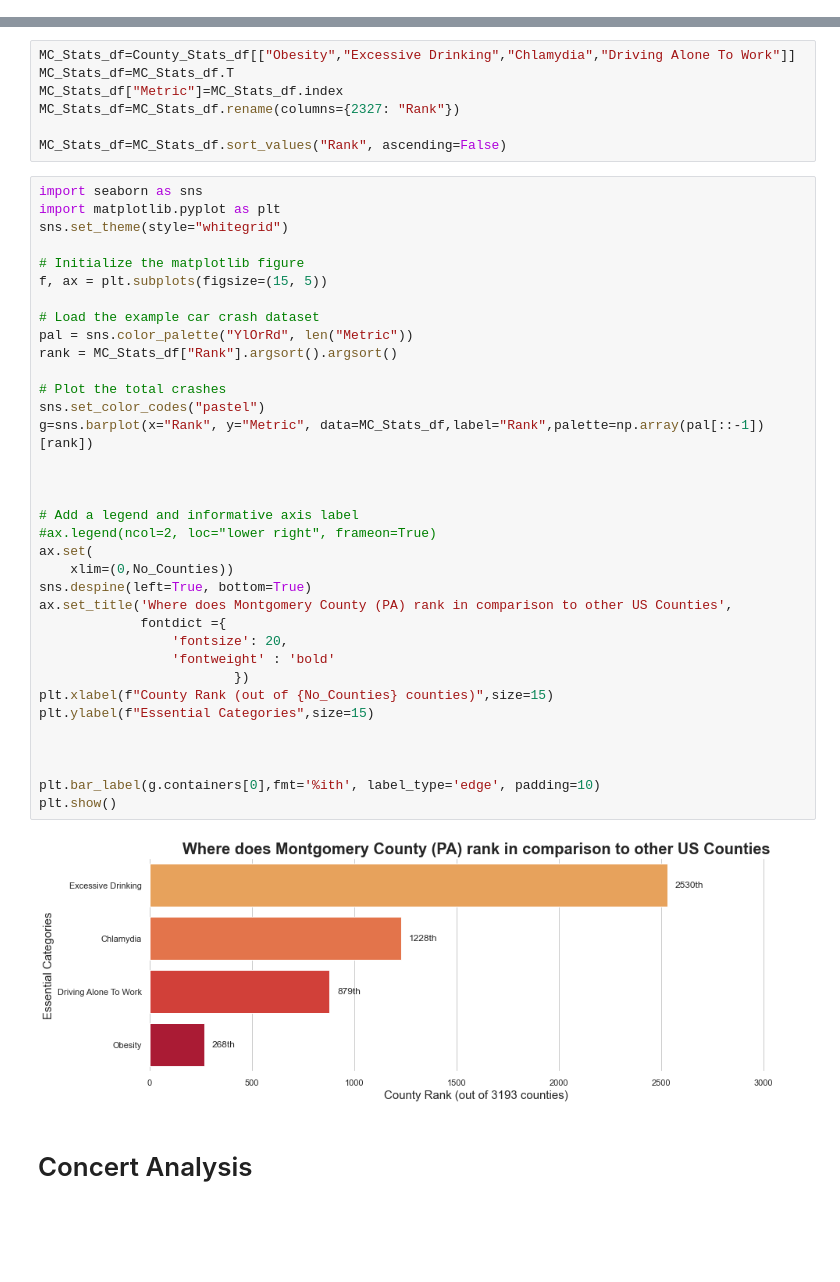
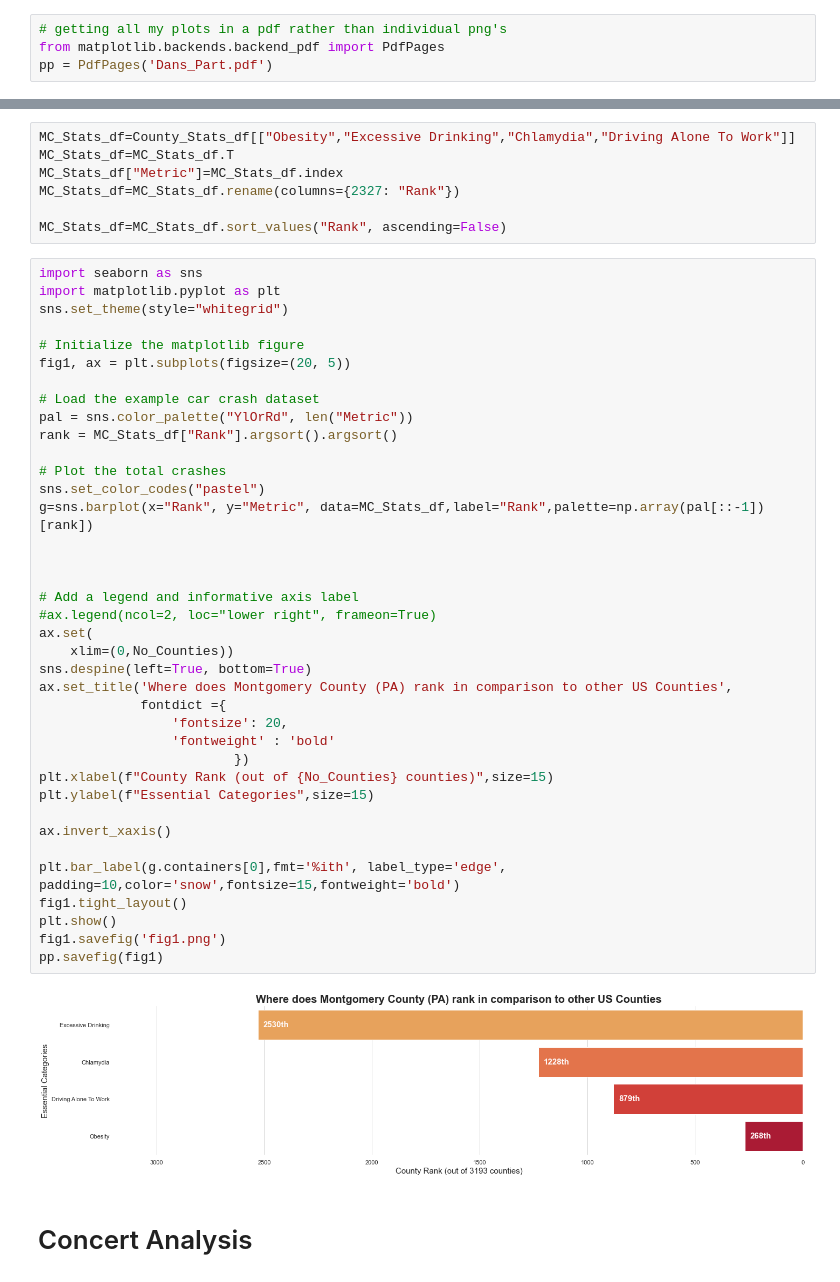
Before and after one commit to ClodettaV/Team_challenge_1, a Jupyter notebook: Dans_Part.ipynb, the cells around one changed output, grey strips where cells are left out. Saved outputs shown, nothing was run; the diff lists cells and outputs as text; blank space fills up the shorter version.

```diff
--- a/Dans_Part.ipynb
+++ b/Dans_Part.ipynb
@@ -12,5 +12,9 @@
 # %% [markdown]
 ## Define Haversine Function for mathematical calculation of distance between 2 coordinate pairs
+# %%
+# getting all my plots in a pdf rather than individual png's
+from matplotlib.backends.backend_pdf import PdfPages
+pp = PdfPages('Dans_Part.pdf')
 # %% [markdown]
 # Import Libraries
 # %%
@@ -154,37 +158,40 @@ import matplotlib.pyplot as plt
 sns.set_theme(style="whitegrid")
 
 # Initialize the matplotlib figure
-f, ax = plt.subplots(figsize=(15, 5))
+fig1, ax = plt.subplots(figsize=(20, 5))
 
 # Load the example car crash dataset
 pal = sns.color_palette("YlOrRd", len("Metric"))
 rank = MC_Stats_df["Rank"].argsort().argsort()
 
 # Plot the total crashes
 sns.set_color_codes("pastel")
 g=sns.barplot(x="Rank", y="Metric", data=MC_Stats_df,label="Rank",palette=np.array(pal[::-1])[rank])
 
 
 
 # Add a legend and informative axis label
 #ax.legend(ncol=2, loc="lower right", frameon=True)
 ax.set(
     xlim=(0,No_Counties))
 sns.despine(left=True, bottom=True)
 ax.set_title('Where does Montgomery County (PA) rank in comparison to other US Counties',
              fontdict ={
                  'fontsize': 20,
                  'fontweight' : 'bold'
                          })
 plt.xlabel(f"County Rank (out of {No_Counties} counties)",size=15)
 plt.ylabel(f"Essential Categories",size=15)
 
+ax.invert_xaxis()
 
-
-plt.bar_label(g.containers[0],fmt='%ith', label_type='edge', padding=10)
+plt.bar_label(g.containers[0],fmt='%ith', label_type='edge', padding=10,color='snow',fontsize=15,fontweight='bold')
+fig1.tight_layout()
 plt.show()
+fig1.savefig('fig1.png')
+pp.savefig(fig1)
 # %% [output]
-[figure, old version]
+[figure, new version]
 # %% [markdown]
 # Concert Analysis
 # %%
```
Also changed, not shown: parts of 22 cells of this notebook, 5 other files.
